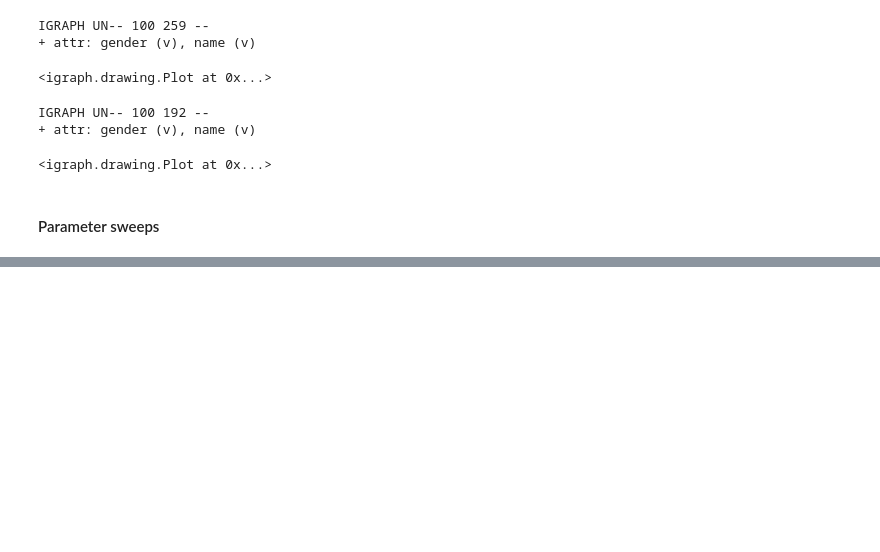
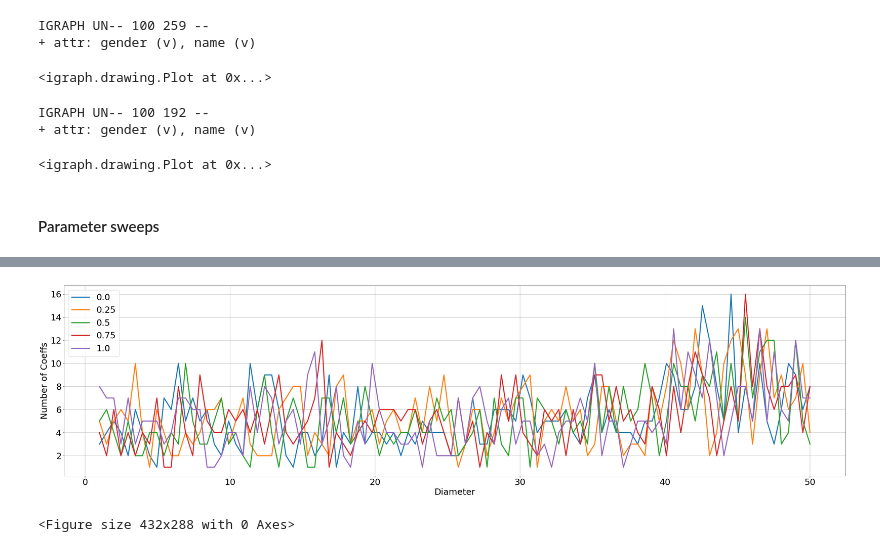
Before and after one commit to jastiso/modeling_citations, a Jupyter notebook: scripts/class_fn_test.ipynb, the cells around one changed output, grey strips where cells are left out. Drawn from its saved outputs; the diff is of its cells as text; code cells hidden in the pictures; blank space fills up the shorter version.

```diff
--- a/scripts/class_fn_test.ipynb
+++ b/scripts/class_fn_test.ipynb
@@ -464,2 +499,35 @@ plt.draw()
+# %%
+# variation in connected components for diam
+nSim = 100
+net_biases = [0., .25, .5, .75, 1.]
+ds = np.linspace(1,50,nSim)
+n = 100
+
+def test_diam(b,lc,g,node_2_gender,n):
+    props = np.zeros((nSim,1))
+    a = Author(b,.5,.5,.5,'w')
+    for j,c in enumerate(lc):
+        a.init_network(g, node_2_gender, n,d=diam)
+        props[j,] = len(a.network.components())
+    return props
+
+d_nums = Parallel(n_jobs=4)(
+    delayed(test_edges)(b,nSim,g,node_2_gender,n)
+    for b in tqdm(net_biases)
+)
+# %%
+plt.rcParams.update({'font.size': 25})
+plt.figure(figsize=(40,10))
+plt.plot(ds, np.reshape(d_nums, (nSim, len(net_biases))), linewidth=3.0)
+plt.ylabel('Number of Coeffs')
+plt.xlabel('Diameter')
+plt.legend(net_biases)
+
+plt.grid(True)
+plt.show()
+plt.draw()
+# %% [output]
+[figure, added]
+<Figure size 432x288 with 0 Axes>
 # %%
 # different network sizes
```
Also changed, not shown: parts of 13 cells of this notebook.
